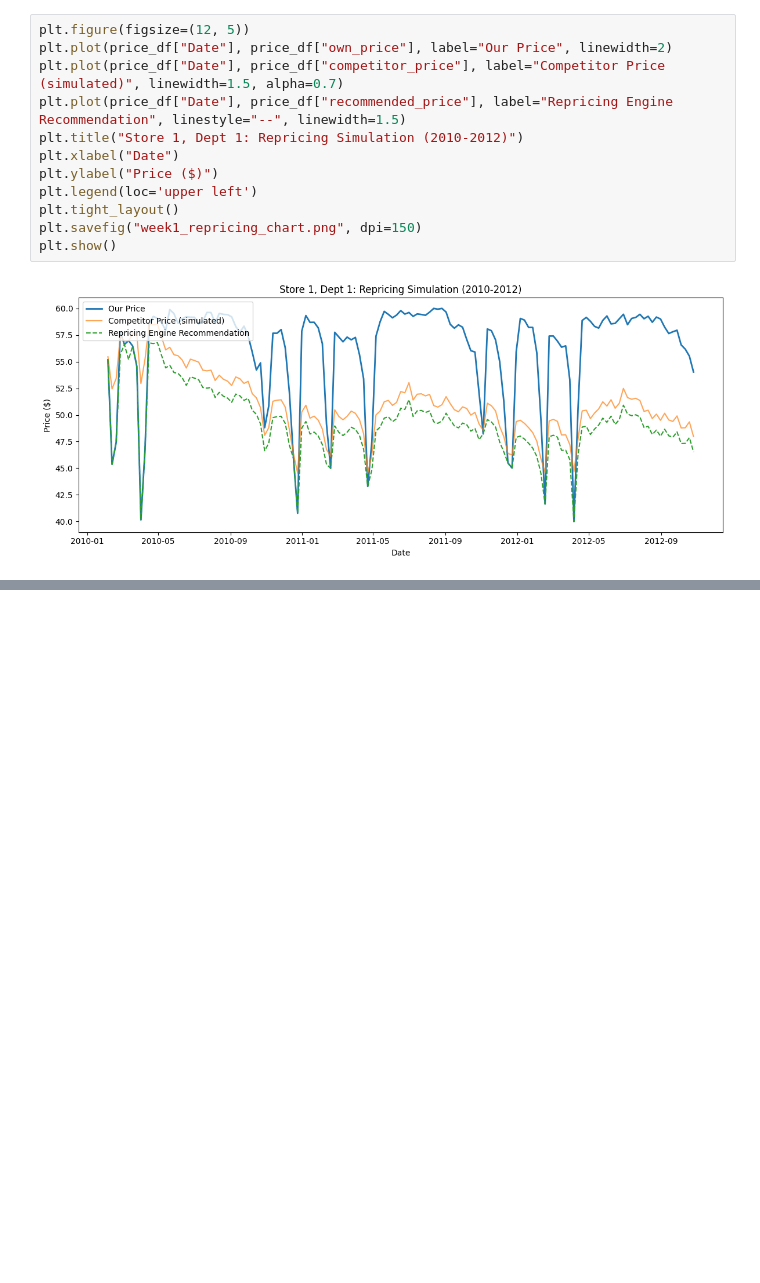
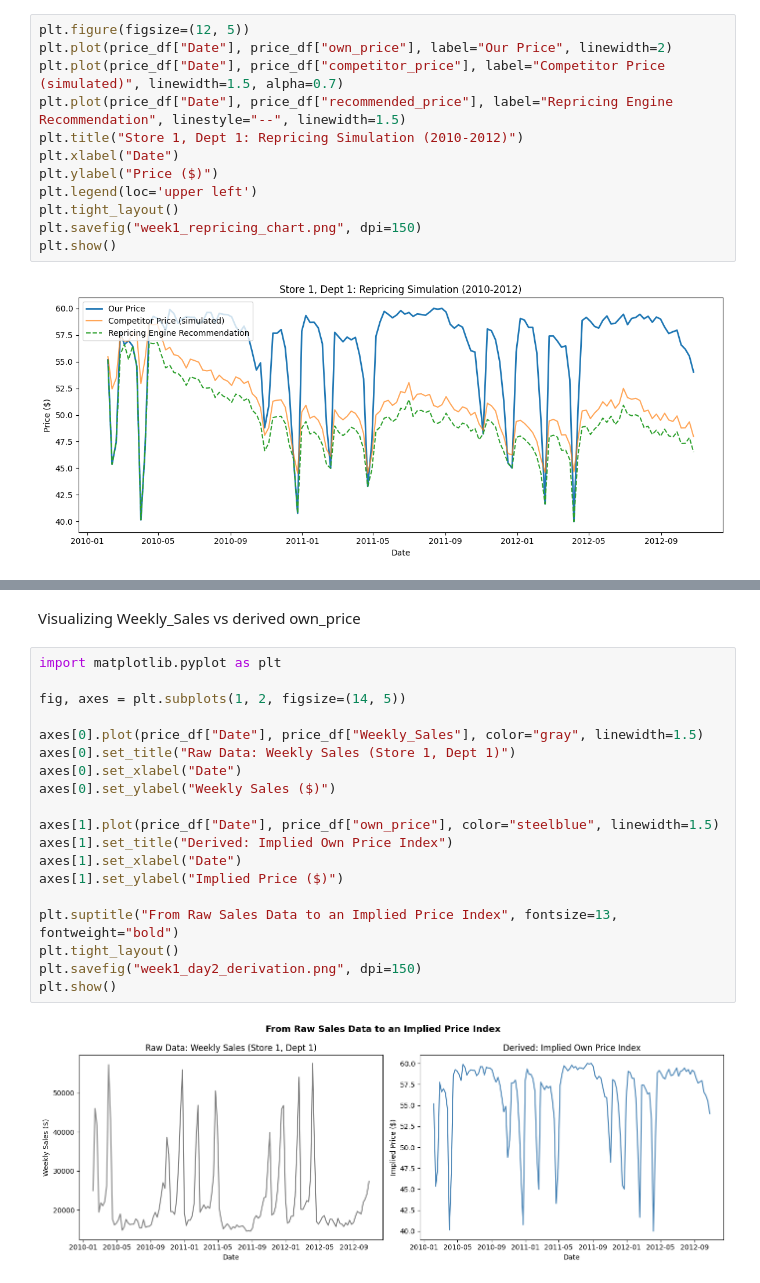
Before and after one commit to Snjkmr162/The_Pricing_Analytics_Toolkit, a Jupyter notebook: notebooks/week1_repricing/Week1_Repricing_Simulator.ipynb, the cells around one changed output, grey strips where cells are left out. Drawn from its saved outputs; the diff is of its cells as text; blank space fills up the shorter version.

```diff
--- a/notebooks/week1_repricing/Week1_Repricing_Simulator.ipynb
+++ b/notebooks/week1_repricing/Week1_Repricing_Simulator.ipynb
@@ -149,0 +179,23 @@ plt.show()
+# %% [markdown]
+Visualizing Weekly_Sales vs derived own_price
+# %%
+import matplotlib.pyplot as plt
+
+fig, axes = plt.subplots(1, 2, figsize=(14, 5))
+
+axes[0].plot(price_df["Date"], price_df["Weekly_Sales"], color="gray", linewidth=1.5)
+axes[0].set_title("Raw Data: Weekly Sales (Store 1, Dept 1)")
+axes[0].set_xlabel("Date")
+axes[0].set_ylabel("Weekly Sales ($)")
+
+axes[1].plot(price_df["Date"], price_df["own_price"], color="steelblue", linewidth=1.5)
+axes[1].set_title("Derived: Implied Own Price Index")
+axes[1].set_xlabel("Date")
+axes[1].set_ylabel("Implied Price ($)")
+
+plt.suptitle("From Raw Sales Data to an Implied Price Index", fontsize=13, fontweight="bold")
+plt.tight_layout()
+plt.savefig("week1_day2_derivation.png", dpi=150)
+plt.show()
+# %% [output]
+[figure, added]
```
Also changed, not shown: parts of 5 cells of this notebook.
